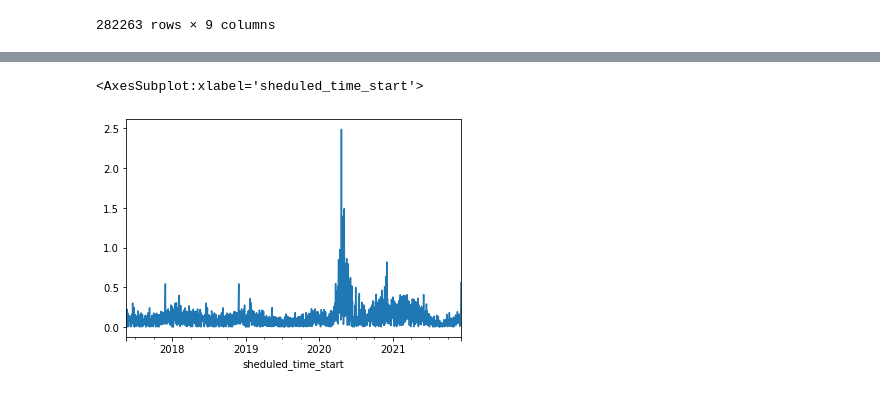
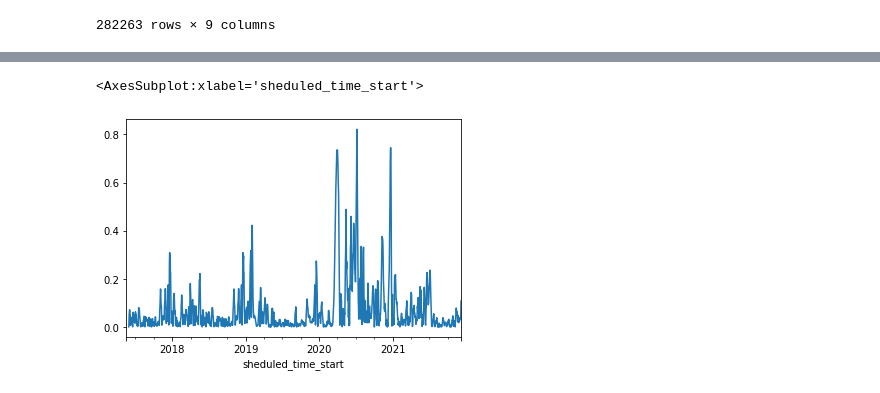
Before and after one commit to julienowack/stat_app, a Jupyter notebook: Agregation_modeles.ipynb, the cells around one changed output, grey strips where cells are left out. Drawn from its saved outputs; the diff is of its cells as text; code cells hidden in the pictures.

```diff
--- a/Agregation_modeles.ipynb
+++ b/Agregation_modeles.ipynb
@@ -41,5 +92,5 @@ df_air_trafic
 | 265679 | Ireland | Paris | 2021-12-07 | 353.0 | 2 | 2021 | 12 | 7 | ... |
 282263 rows × 9 columns
 # %%
-df_air_trafic2 = df_air_trafic.drop(['number_planes', "Year", "Month", "Day", "Year-Month", "country_origin"], axis=1)
-df_air_trafic2
+#on supprime les colonnes inutiles
+df_air_trafic2 = df_air_trafic.drop(['number_planes', "Year", "Month", "Day", "Year-Month", "country_origin", "citydest"], axis=1)
@@ -102,0 +97,4 @@ df_paris
+# %%
+#regroupe par jour
+df_air_trafic2 = df_air_trafic2.groupby('sheduled_time_start').agg({'seats': "sum"})
+df_air_trafic2
@@ -102,0 +118,4 @@ df_paris
+# %%
+df_air_trafic2["seats_rolling"] = df_air_trafic2["seats"].rolling(window = 7).mean()
+df_air_trafic2["variation_sieges_pourcentage"] = df_air_trafic2["seats_rolling"].pct_change(periods=7)
+df_air_trafic2
@@ -103,5 +178,5 @@ df_paris
 # %%
-df_paris["variation_sieges_pourcentage"].abs().plot()
+df_air_trafic2["variation_sieges_pourcentage"].abs().plot()
 # %% [output]
 <AxesSubplot:xlabel='sheduled_time_start'>
-[figure, old version]
+[figure, new version]
```
Also changed, not shown: parts of 31 cells of this notebook.
